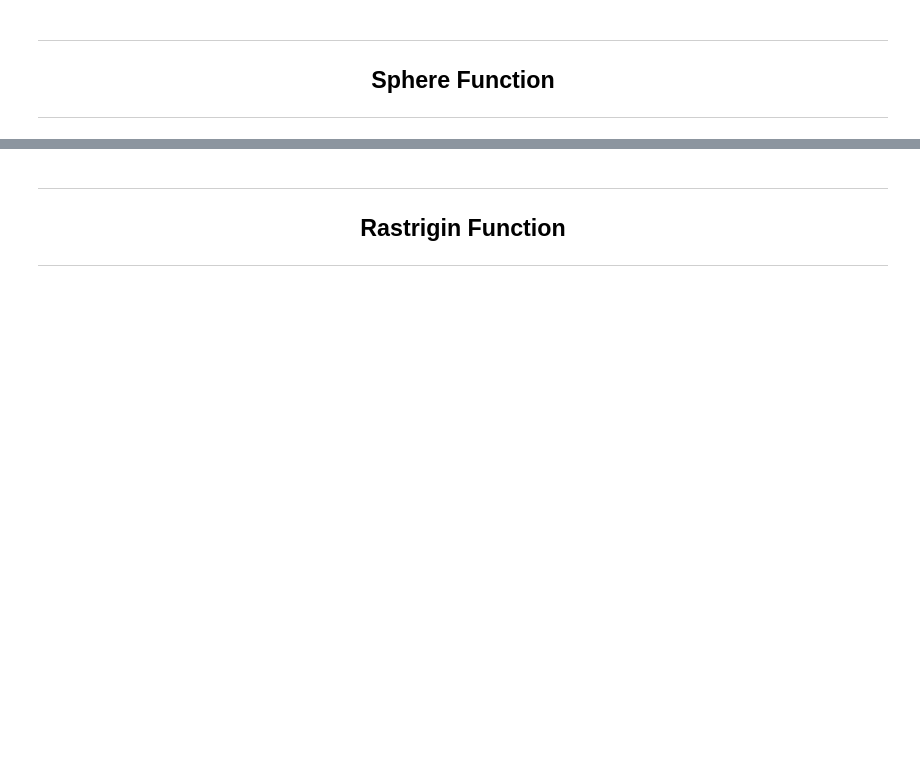
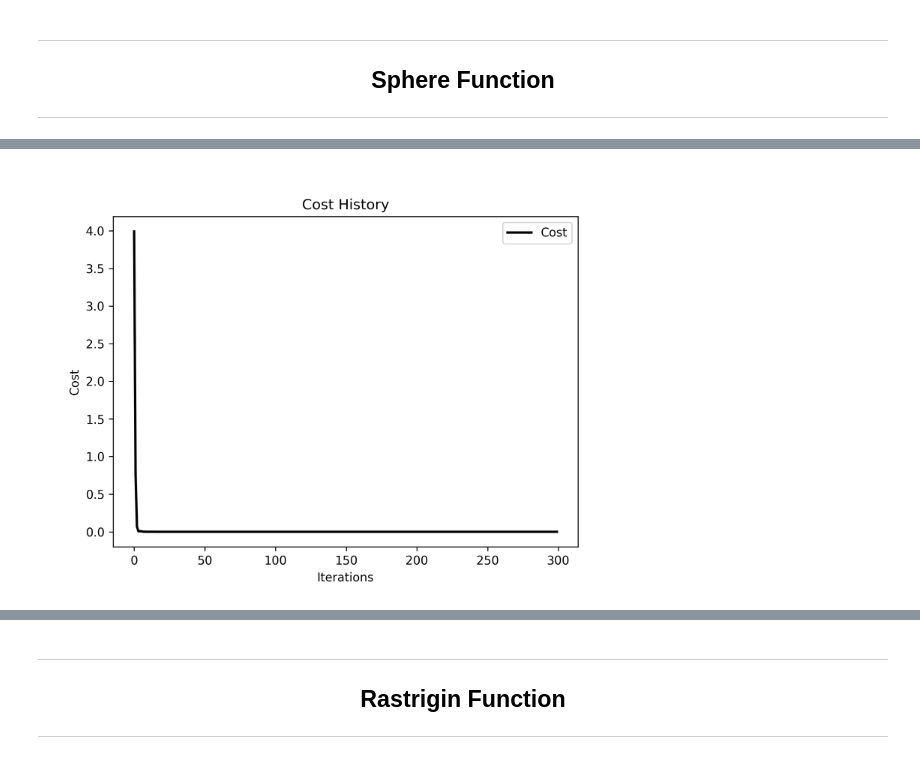
Before and after one commit to EstevesX10/Particle-Swarm-Optimization, a Jupyter notebook: Particle Swarm Optimization/PSO with Pyswarms/Particle Swarm Optimization with Pyswarms.ipynb, the cells around one changed output, grey strips where cells are left out. Cells and saved outputs as stored; diff of their text form; code cells hidden in the pictures; blank space fills up the shorter version.

```diff
--- a/Particle Swarm Optimization/PSO with Pyswarms/Particle Swarm Optimization with Pyswarms.ipynb
+++ b/Particle Swarm Optimization/PSO with Pyswarms/Particle Swarm Optimization with Pyswarms.ipynb
@@ -100,3 +97,8 @@ getCostHistory(sphereOptimizer, sphereConfig, 7, 5)
+# %%
+# Plot the Cost History
+Image(data="./Cost History/SphereCostHistory.png", width=600)
+# %% [output]
+[figure, added]
 # %%
 # Create a Mesher
 m = Mesher(func=sphere,
```
Also changed, not shown: parts of 27 cells of this notebook.
